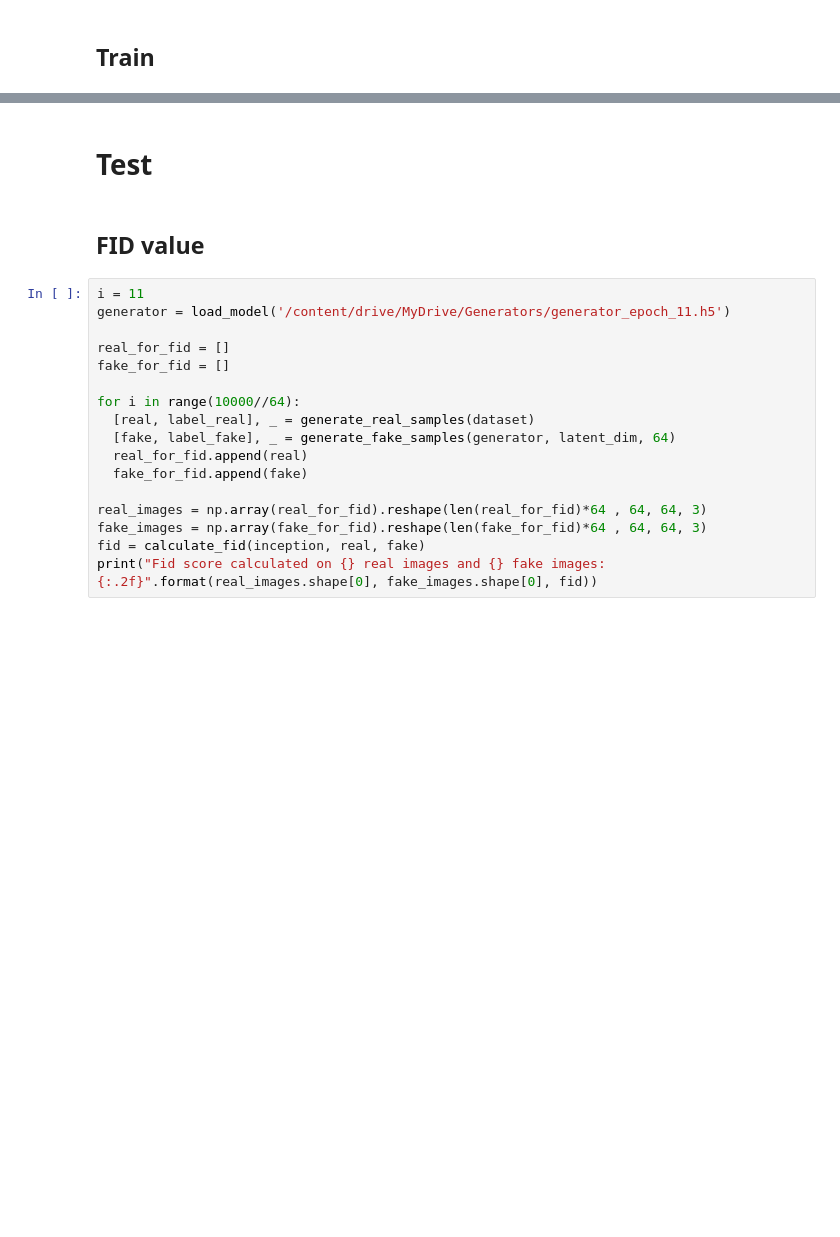
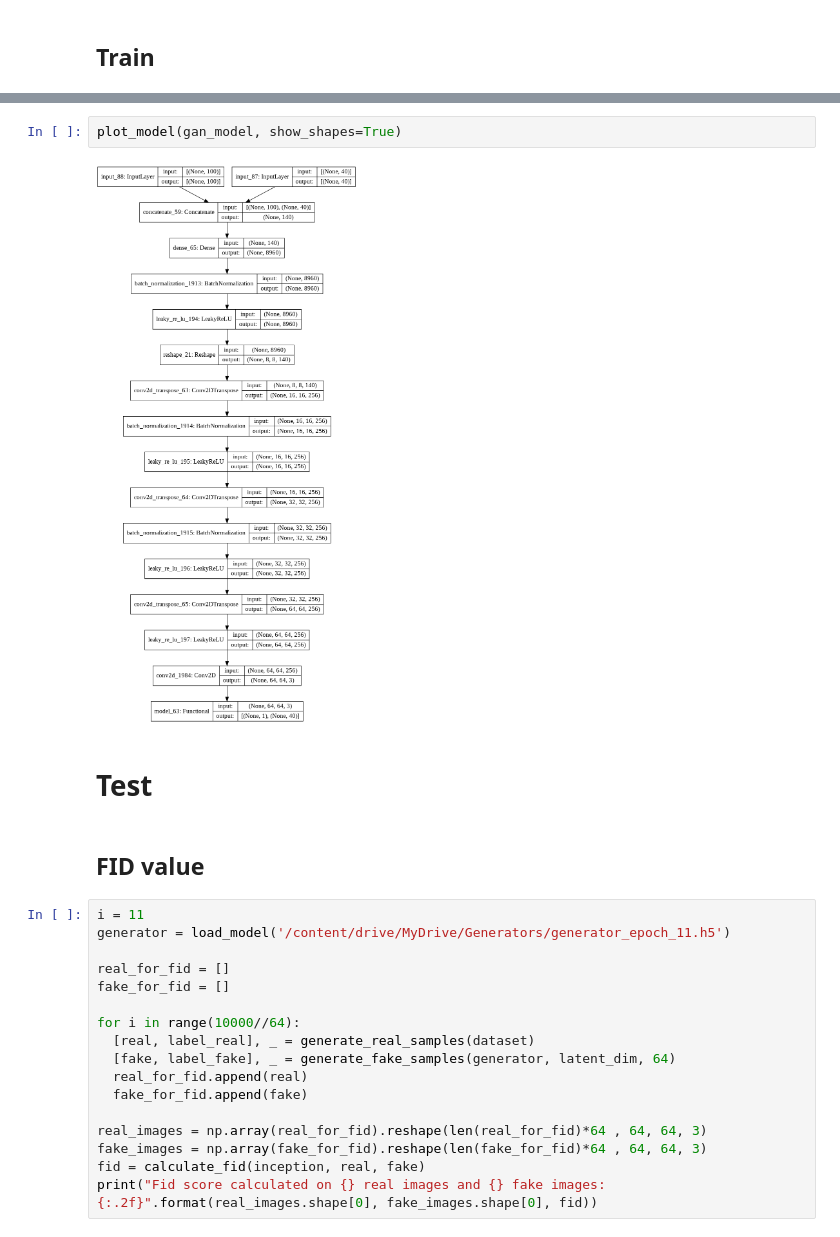
Before and after one commit to giuliofortini/deep_face_generator, a Jupyter notebook: face_generator.ipynb, the cells around one changed output, grey strips where cells are left out. Drawn from its saved outputs; the diff is of its cells as text; blank space fills up the shorter version.

```diff
--- a/face_generator.ipynb
+++ b/face_generator.ipynb
@@ -481,3 +483,7 @@ ValueError: ignored
+# %%
+plot_model(gan_model, show_shapes=True)
+# %% [output]
+[figure, added]
 # %% [markdown]
 # Test
 # %% [markdown]
```
Also changed, not shown: parts of 9 cells of this notebook.
